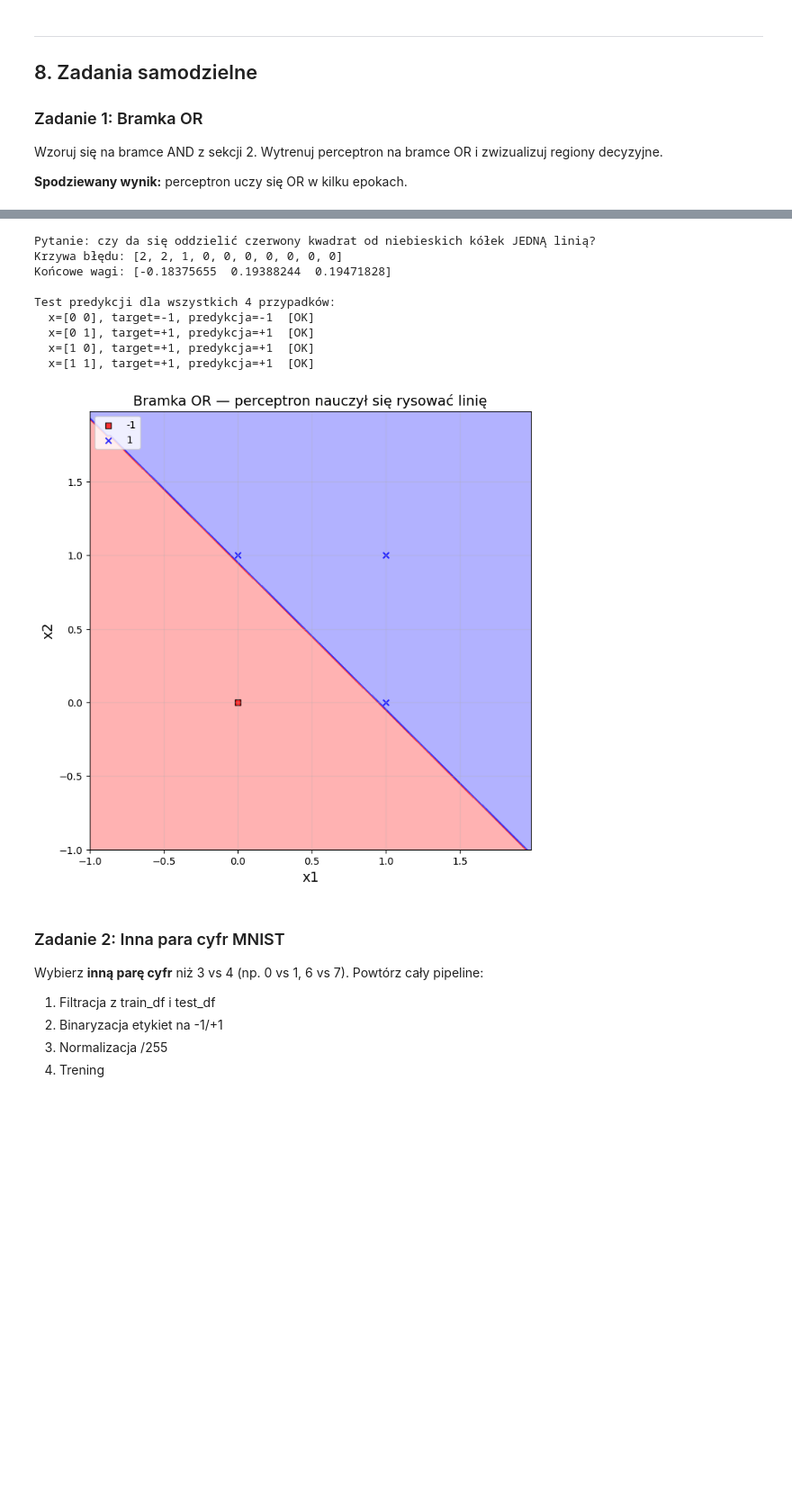
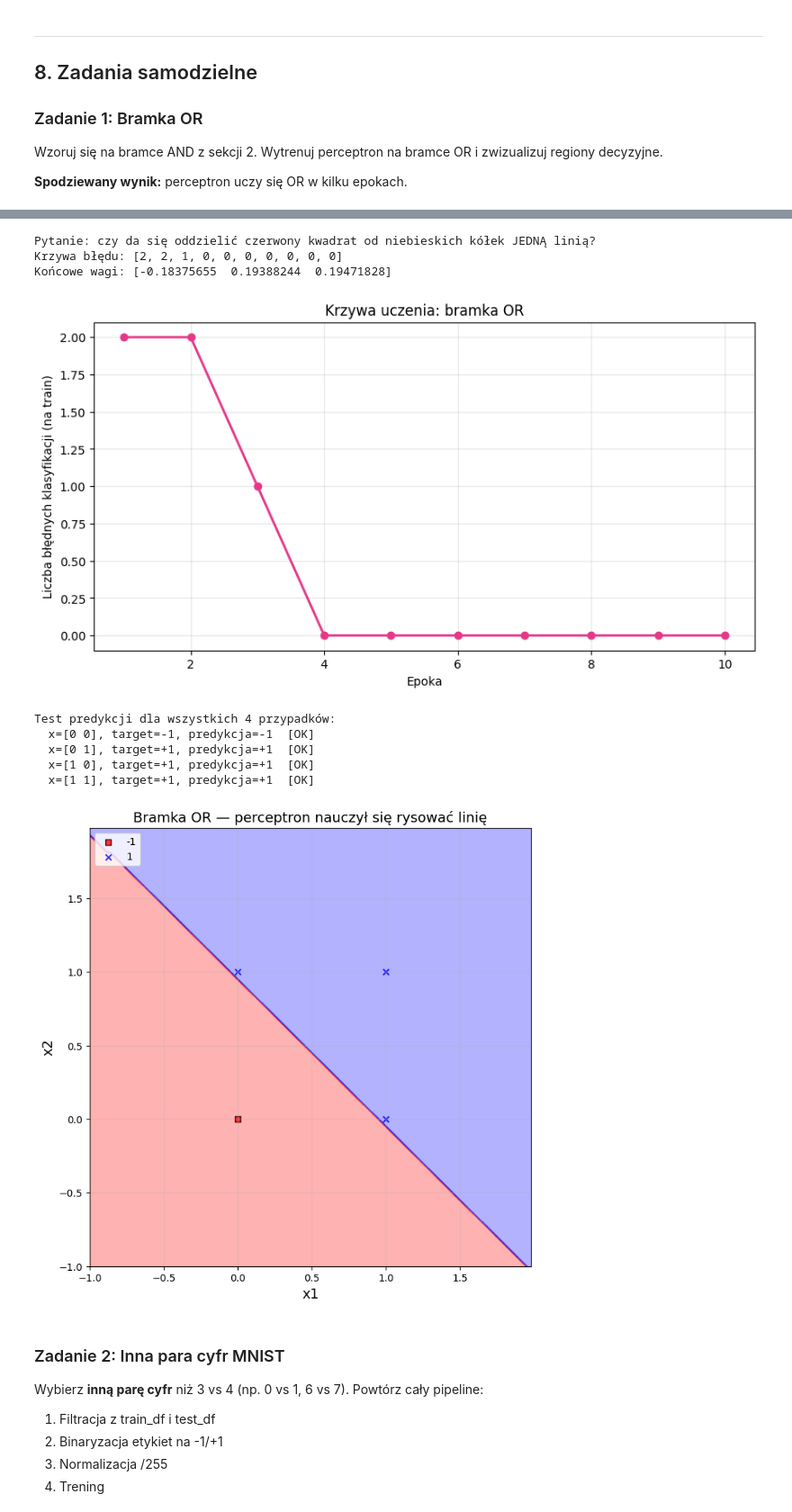
Before and after one commit to marcinoPlayGames/BAI_LAB_TASK, a Jupyter notebook: Lab2_Perceptron_for_img_recognision_MAIN_FILE.ipynb, the cells around one changed output, grey strips where cells are left out. Shown at 90% size. Saved outputs shown, nothing was run; the diff lists cells and outputs as text; code cells hidden in the pictures; blank space fills up the shorter version.

```diff
--- a/Lab2_Perceptron_for_img_recognision_MAIN_FILE.ipynb
+++ b/Lab2_Perceptron_for_img_recognision_MAIN_FILE.ipynb
@@ -752,26 +752,26 @@ Wzoruj się na bramce AND z sekcji 2. Wytrenuj perceptron na bramce OR i zwizual
 
 # Twój kod:
 
-X_and = gates[['x1', 'x2']].values
-y_and = gates['or'].values
-y_and = np.where(y_and == 0, -1, 1)   # 0 -> -1, 1 -> +1
+X_or = gates[['x1', 'x2']].values
+y_or = gates['or'].values
+y_or = np.where(y_or == 0, -1, 1)   # 0 -> -1, 1 -> +1
 
 print('X (wejścia):')
-print(X_and)
+print(X_or)
 print()
 print('y (etykiety -1/+1):')
-print(y_and)
+print(y_or)
 
 # Rysujemy 4 punkty AND
 plt.figure(figsize=(7, 7))
-plt.scatter(X_and[y_and == -1, 0], X_and[y_and == -1, 1],
+plt.scatter(X_or[y_or == -1, 0], X_or[y_or == -1, 1],
             c='#1B1E3D', marker='o', s=400, label='y = -1 (AND = 0)',
             edgecolor='black', linewidth=2)
-plt.scatter(X_and[y_and == 1, 0], X_and[y_and == 1, 1],
+plt.scatter(X_or[y_and == 1, 0], X_or[y_and == 1, 1],
             c='#E63888', marker='s', s=400, label='y = +1 (AND = 1)',
             edgecolor='black', linewidth=2)
 
-for x, y in X_and:
+for x, y in X_or:
     plt.annotate(f'({x},{y})', (x, y),
                  textcoords='offset points', xytext=(18, 18),
                  fontsize=13, fontweight='bold')
@@ -790,49 +790,59 @@ plt.show()
 print('Pytanie: czy da się oddzielić czerwony kwadrat od niebieskich kółek JEDNĄ linią?')
 
 # Trenujemy perceptron na bramce AND
-model_and = Perceptron(eta=0.1, n_iter=10)
-model_and.fit(X_and, y_and)
+model_or = Perceptron(eta=0.1, n_iter=10)
+model_or.fit(X_or, y_or)
 
-print(f'Krzywa błędu: {model_and.errors_}')
-print(f'Końcowe wagi: {model_and.w_}')
+print(f'Krzywa błędu: {model_or.errors_}')
+print(f'Końcowe wagi: {model_or.w_}')
 print()
+
+#Krzywa uczenia
+plt.figure(figsize=(10, 5))
+plt.plot(range(1, len(model_or.errors_) + 1), model_or.errors_,
+         marker='o', color='#E63888', linewidth=2, markersize=6)
+plt.xlabel('Epoka')
+plt.ylabel('Liczba błędnych klasyfikacji (na train)')
+plt.title(f'Krzywa uczenia: bramka OR')
+plt.grid(alpha=0.3)
+plt.show()
 
 # Sprawdzamy każdą predykcję
 print('Test predykcji dla wszystkich 4 przypadków:')
-for xi, yi in zip(X_and, y_and):
-    pred = model_and.predict(xi)
+for xi, yi in zip(X_or, y_or):
+    pred = model_or.predict(xi)
     status = 'OK' if pred == yi else 'ZLY'
     print(f'  x={xi}, target={yi:+d}, predykcja={pred:+d}  [{status}]')
 
 # Wizualizacja regionów decyzyjnych — tu widać linię którą perceptron narysował
 plt.figure(figsize=(8, 8))
-pdr.plot_decision_regions(X_and, y_and, classifier=model_and)
+pdr.plot_decision_regions(X_or, y_or, classifier=model_or)
 plt.xlabel('x1', fontsize=14)
 plt.ylabel('x2', fontsize=14)
 plt.title('Bramka OR — perceptron nauczył się rysować linię', fontsize=14)
 plt.legend(loc='upper left')
 plt.grid(alpha=0.3)
 plt.show()
 # %% [output]
 X (wejścia):
 [[0 0]
  [0 1]
  [1 0]
  [1 1]]
 
 y (etykiety -1/+1):
 [-1  1  1  1]
 [figure]
 Pytanie: czy da się oddzielić czerwony kwadrat od niebieskich kółek JEDNĄ linią?
 Krzywa błędu: [2, 2, 1, 0, 0, 0, 0, 0, 0, 0]
 Końcowe wagi: [-0.18375655  0.19388244  0.19471828]
-
-Test predykcji dla wszystkich 4 przypadków:
-  x=[0 0], target=-1, predykcja=-1  [OK]
-  x=[0 1], target=+1, predykcja=+1  [OK]
-  x=[1 0], target=+1, predykcja=+1  [OK]
-  x=[1 1], target=+1, predykcja=+1  [OK]
-[figure, old version]
+[figure, new version]
+Test predykcji dla wszystkich 4 przypadków:
+  x=[0 0], target=-1, predykcja=-1  [OK]
+  x=[0 1], target=+1, predykcja=+1  [OK]
+  x=[1 0], target=+1, predykcja=+1  [OK]
+  x=[1 1], target=+1, predykcja=+1  [OK]
+[figure, added]
 # %% [markdown]
 ### Zadanie 2: Inna para cyfr MNIST
 
```
